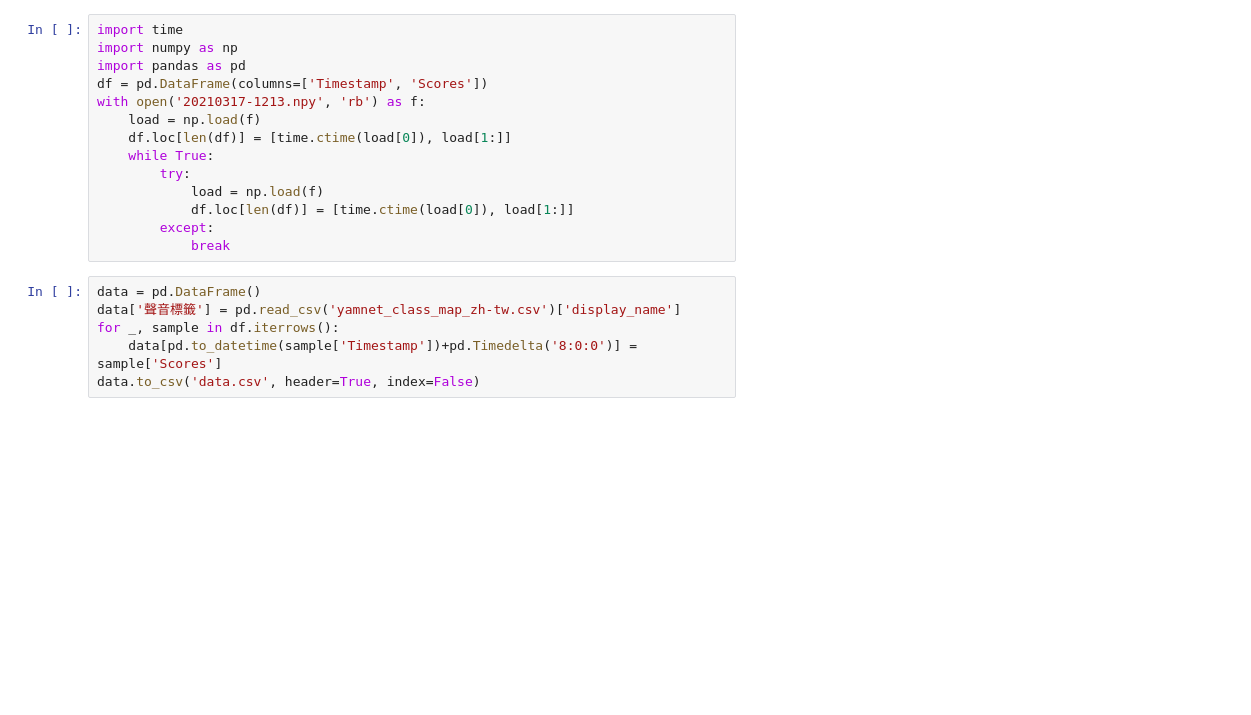
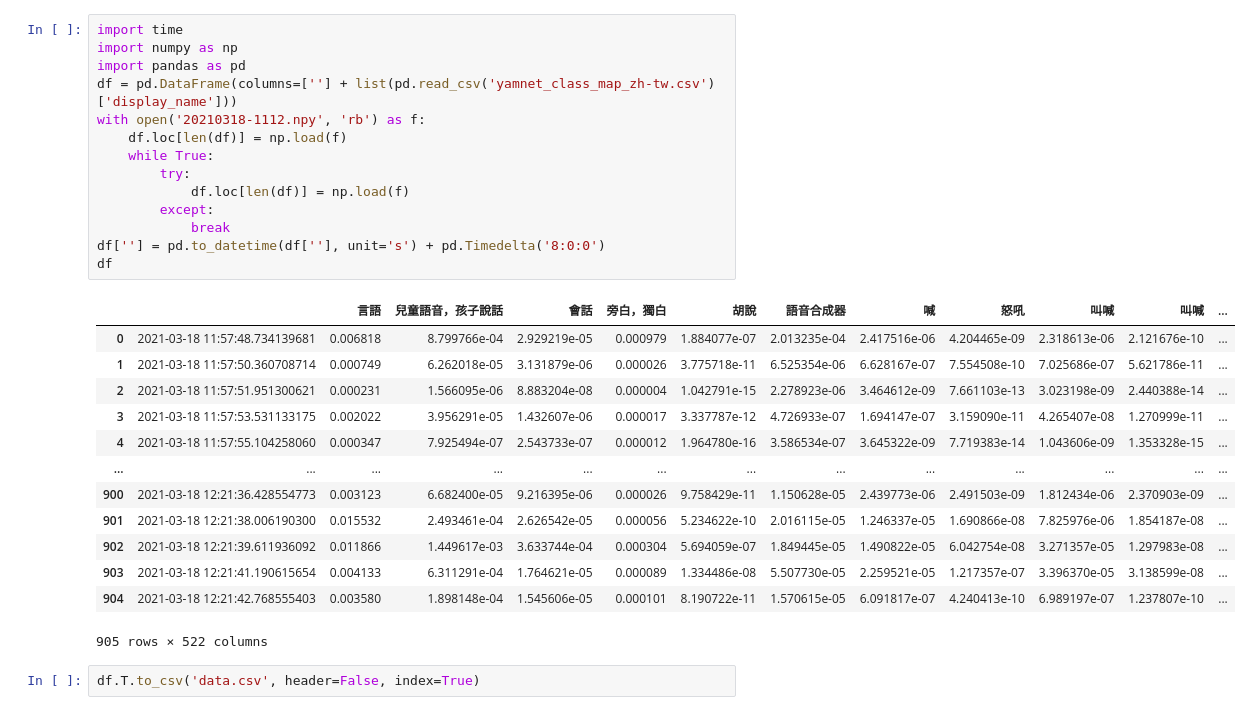
Before and after one commit to x1001000/sed-yamnet-raspberrypi, a Jupyter notebook: colab_notebooks/Flourish_bar_chart_race_data.ipynb, the cells around one changed output. Drawn from its saved outputs; the diff is of its cells as text; blank space fills up the shorter version.

```diff
--- a/colab_notebooks/Flourish_bar_chart_race_data.ipynb
+++ b/colab_notebooks/Flourish_bar_chart_race_data.ipynb
@@ -10,20 +14,30 @@
 # %%
 import time
 import numpy as np
 import pandas as pd
-df = pd.DataFrame(columns=['Timestamp', 'Scores'])
-with open('20210317-1213.npy', 'rb') as f:
-    load = np.load(f)
-    df.loc[len(df)] = [time.ctime(load[0]), load[1:]]
+df = pd.DataFrame(columns=[''] + list(pd.read_csv('yamnet_class_map_zh-tw.csv')['display_name']))
+with open('20210318-1112.npy', 'rb') as f:
+    df.loc[len(df)] = np.load(f)
     while True:
         try:
-            load = np.load(f)
-            df.loc[len(df)] = [time.ctime(load[0]), load[1:]]
+            df.loc[len(df)] = np.load(f)
         except:
             break
+df[''] = pd.to_datetime(df[''], unit='s') + pd.Timedelta('8:0:0')
+df
+# %% [output]
+|  |  | 言語 | 兒童語音，孩子說話 | 會話 | 旁白，獨白 | 胡說 | 語音合成器 | 喊 | 怒吼 | 叫喊 | 叫喊 | ... |
+| 0 | 2021-03-18 11:57:48.734139681 | 0.006818 | 8.799766e-04 | 2.929219e-05 | 0.000979 | 1.884077e-07 | 2.013235e-04 | 2.417516e-06 | 4.204465e-09 | 2.318613e-06 | 2.121676e-10 | ... |
+| 1 | 2021-03-18 11:57:50.360708714 | 0.000749 | 6.262018e-05 | 3.131879e-06 | 0.000026 | 3.775718e-11 | 6.525354e-06 | 6.628167e-07 | 7.554508e-10 | 7.025686e-07 | 5.621786e-11 | ... |
+| 2 | 2021-03-18 11:57:51.951300621 | 0.000231 | 1.566095e-06 | 8.883204e-08 | 0.000004 | 1.042791e-15 | 2.278923e-06 | 3.464612e-09 | 7.661103e-13 | 3.023198e-09 | 2.440388e-14 | ... |
+| 3 | 2021-03-18 11:57:53.531133175 | 0.002022 | 3.956291e-05 | 1.432607e-06 | 0.000017 | 3.337787e-12 | 4.726933e-07 | 1.694147e-07 | 3.159090e-11 | 4.265407e-08 | 1.270999e-11 | ... |
+| 4 | 2021-03-18 11:57:55.104258060 | 0.000347 | 7.925494e-07 | 2.543733e-07 | 0.000012 | 1.964780e-16 | 3.586534e-07 | 3.645322e-09 | 7.719383e-14 | 1.043606e-09 | 1.353328e-15 | ... |
+| ... | ... | ... | ... | ... | ... | ... | ... | ... | ... | ... | ... | ... |
+| 900 | 2021-03-18 12:21:36.428554773 | 0.003123 | 6.682400e-05 | 9.216395e-06 | 0.000026 | 9.758429e-11 | 1.150628e-05 | 2.439773e-06 | 2.491503e-09 | 1.812434e-06 | 2.370903e-09 | ... |
+| 901 | 2021-03-18 12:21:38.006190300 | 0.015532 | 2.493461e-04 | 2.626542e-05 | 0.000056 | 5.234622e-10 | 2.016115e-05 | 1.246337e-05 | 1.690866e-08 | 7.825976e-06 | 1.854187e-08 | ... |
+| 902 | 2021-03-18 12:21:39.611936092 | 0.011866 | 1.449617e-03 | 3.633744e-04 | 0.000304 | 5.694059e-07 | 1.849445e-05 | 1.490822e-05 | 6.042754e-08 | 3.271357e-05 | 1.297983e-08 | ... |
+| 903 | 2021-03-18 12:21:41.190615654 | 0.004133 | 6.311291e-04 | 1.764621e-05 | 0.000089 | 1.334486e-08 | 5.507730e-05 | 2.259521e-05 | 1.217357e-07 | 3.396370e-05 | 3.138599e-08 | ... |
+| 904 | 2021-03-18 12:21:42.768555403 | 0.003580 | 1.898148e-04 | 1.545606e-05 | 0.000101 | 8.190722e-11 | 1.570615e-05 | 6.091817e-07 | 4.240413e-10 | 6.989197e-07 | 1.237807e-10 | ... |
+905 rows × 522 columns
-# %%
-data = pd.DataFrame()
-data['聲音標籤'] = pd.read_csv('yamnet_class_map_zh-tw.csv')['display_name']
-for _, sample in df.iterrows():
-    data[pd.to_datetime(sample['Timestamp'])+pd.Timedelta('8:0:0')] = sample['Scores']
-data.to_csv('data.csv', header=True, index=False)
+# %%
+df.T.to_csv('data.csv', header=False, index=True)
```
Also changed, not shown: parts of 2 cells of this notebook.
